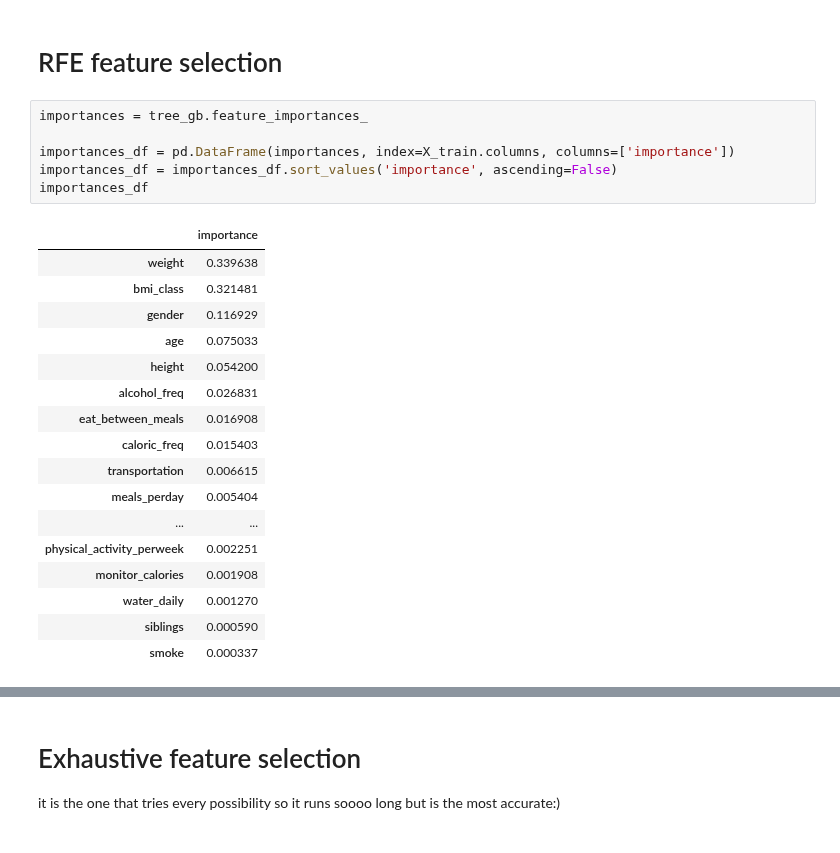
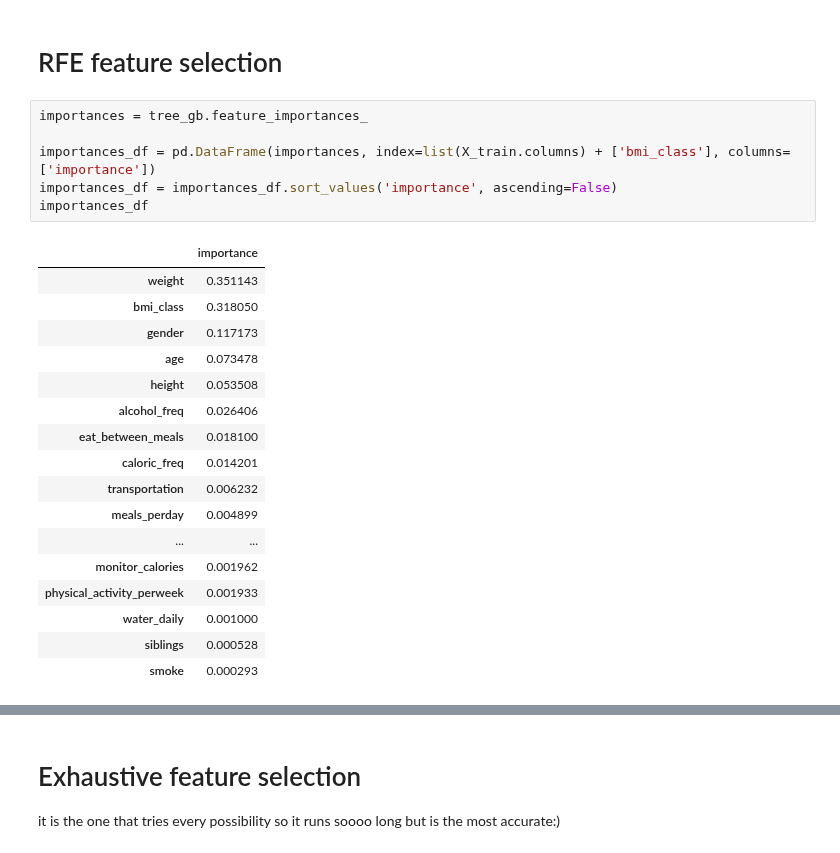
Before and after one commit to 0xMarc0s/IMS_ML_project, a Jupyter notebook: Project_Notebook_Template/Final Pipeline.ipynb, the cells around one changed output, grey strips where cells are left out. Saved outputs shown, nothing was run; the diff lists cells and outputs as text.

```diff
--- a/Project_Notebook_Template/Final Pipeline.ipynb
+++ b/Project_Notebook_Template/Final Pipeline.ipynb
@@ -594,27 +645,27 @@ Average F1 Score: 0.9454398972798019
 # %%
 importances = tree_gb.feature_importances_
 
-importances_df = pd.DataFrame(importances, index=X_train.columns, columns=['importance'])
+importances_df = pd.DataFrame(importances, index=list(X_train.columns) + ['bmi_class'], columns=['importance'])
 importances_df = importances_df.sort_values('importance', ascending=False)
 importances_df
 # %% [output]
 |  | importance |
-| weight | 0.339638 |
-| bmi_class | 0.321481 |
-| gender | 0.116929 |
-| age | 0.075033 |
-| height | 0.054200 |
-| alcohol_freq | 0.026831 |
-| eat_between_meals | 0.016908 |
-| caloric_freq | 0.015403 |
-| transportation | 0.006615 |
-| meals_perday | 0.005404 |
+| weight | 0.351143 |
+| bmi_class | 0.318050 |
+| gender | 0.117173 |
+| age | 0.073478 |
+| height | 0.053508 |
+| alcohol_freq | 0.026406 |
+| eat_between_meals | 0.018100 |
+| caloric_freq | 0.014201 |
+| transportation | 0.006232 |
+| meals_perday | 0.004899 |
 | ... | ... |
-| physical_activity_perweek | 0.002251 |
-| monitor_calories | 0.001908 |
-| water_daily | 0.001270 |
-| siblings | 0.000590 |
-| smoke | 0.000337 |
+| monitor_calories | 0.001962 |
+| physical_activity_perweek | 0.001933 |
+| water_daily | 0.001000 |
+| siblings | 0.000528 |
+| smoke | 0.000293 |
 # %%
 import numpy as np
 from sklearn.feature_selection import RFE
```
Also changed, not shown: parts of 9 cells of this notebook.
